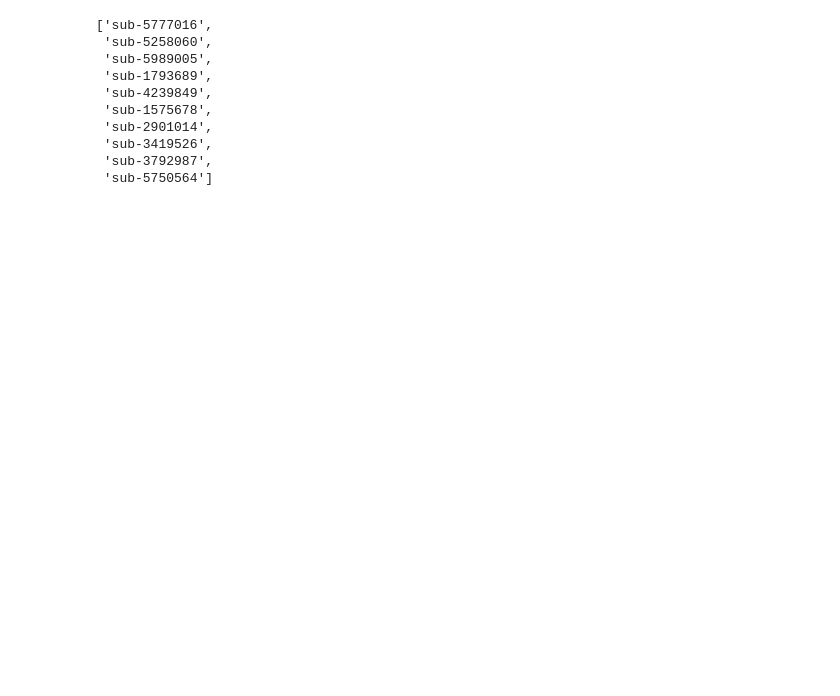
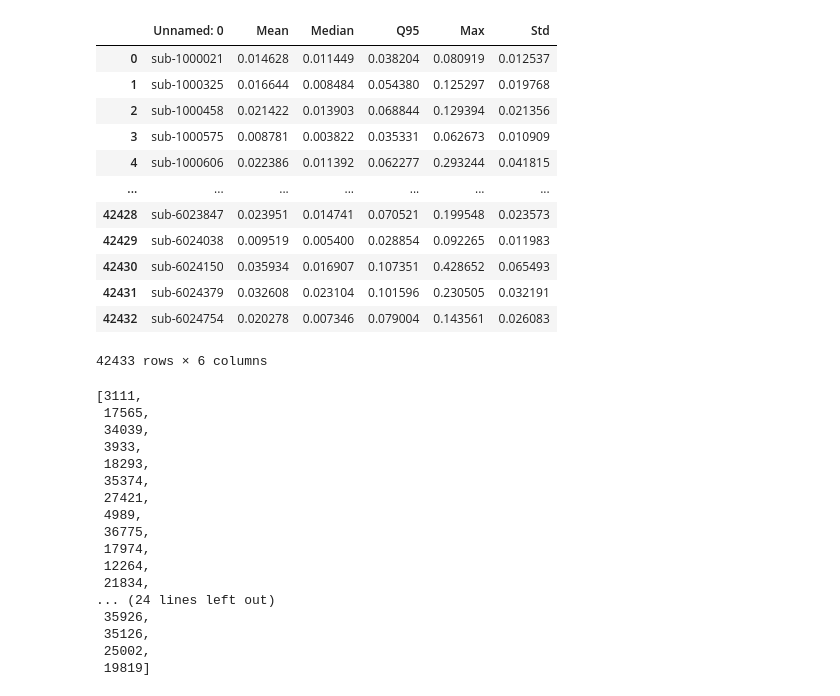
Before and after one commit to neurospin/champollion_V1, a Jupyter notebook: contrastive/notebooks/julien/augmentations/augmented_embeddings.ipynb, the cells around one changed output. Saved outputs shown, nothing was run; the diff lists cells and outputs as text; code cells hidden in the pictures; blank space fills up the shorter version.

```diff
--- a/contrastive/notebooks/julien/augmentations/augmented_embeddings.ipynb
+++ b/contrastive/notebooks/julien/augmentations/augmented_embeddings.ipynb
@@ -65,14 +69,37 @@ plt.hist(df_augmentation_stats['Std'])
+# %%
+df_augmentation_stats
+# %% [output]
+|  | Unnamed: 0 | Mean | Median | Q95 | Max | Std |
+| 0 | sub-1000021 | 0.014628 | 0.011449 | 0.038204 | 0.080919 | 0.012537 |
+| 1 | sub-1000325 | 0.016644 | 0.008484 | 0.054380 | 0.125297 | 0.019768 |
+| 2 | sub-1000458 | 0.021422 | 0.013903 | 0.068844 | 0.129394 | 0.021356 |
+| 3 | sub-1000575 | 0.008781 | 0.003822 | 0.035331 | 0.062673 | 0.010909 |
+| 4 | sub-1000606 | 0.022386 | 0.011392 | 0.062277 | 0.293244 | 0.041815 |
+| ... | ... | ... | ... | ... | ... | ... |
+| 42428 | sub-6023847 | 0.023951 | 0.014741 | 0.070521 | 0.199548 | 0.023573 |
+| 42429 | sub-6024038 | 0.009519 | 0.005400 | 0.028854 | 0.092265 | 0.011983 |
+| 42430 | sub-6024150 | 0.035934 | 0.016907 | 0.107351 | 0.428652 | 0.065493 |
+| 42431 | sub-6024379 | 0.032608 | 0.023104 | 0.101596 | 0.230505 | 0.032191 |
+| 42432 | sub-6024754 | 0.020278 | 0.007346 | 0.079004 | 0.143561 | 0.026083 |
+42433 rows × 6 columns
 # %%
 ## analyse subs
-df_augmentation_stats.sort_values(by='Mean').index.tolist()[-20:]
+df_augmentation_stats.sort_values(by='Median').index.tolist()[-40:]
 # %% [output]
-['sub-5777016',
- 'sub-5258060',
- 'sub-5989005',
- 'sub-1793689',
- 'sub-4239849',
- 'sub-1575678',
- 'sub-2901014',
- 'sub-3419526',
- 'sub-3792987',
- 'sub-5750564']
+[3111,
+ 17565,
+ 34039,
+ 3933,
+ 18293,
+ 35374,
+ 27421,
+ 4989,
+ 36775,
+ 17974,
+ 12264,
+ 21834,
+... (24 lines left out)
+ 35926,
+ 35126,
+ 25002,
+ 19819]
```
Also changed, not shown: parts of 6 cells of this notebook, 2 other files.
